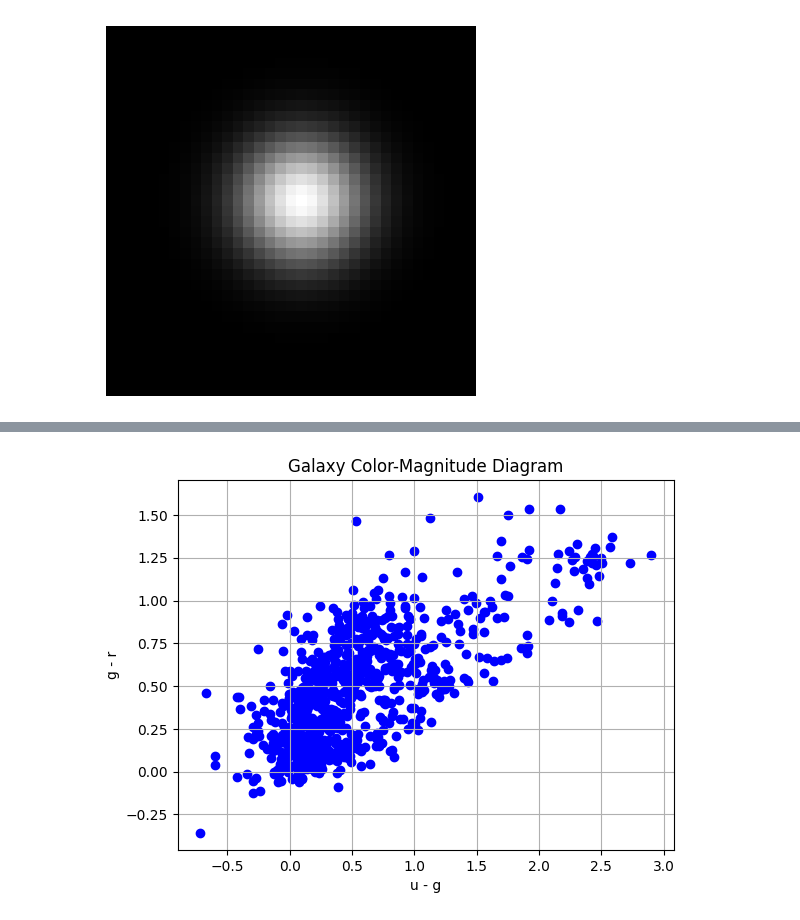
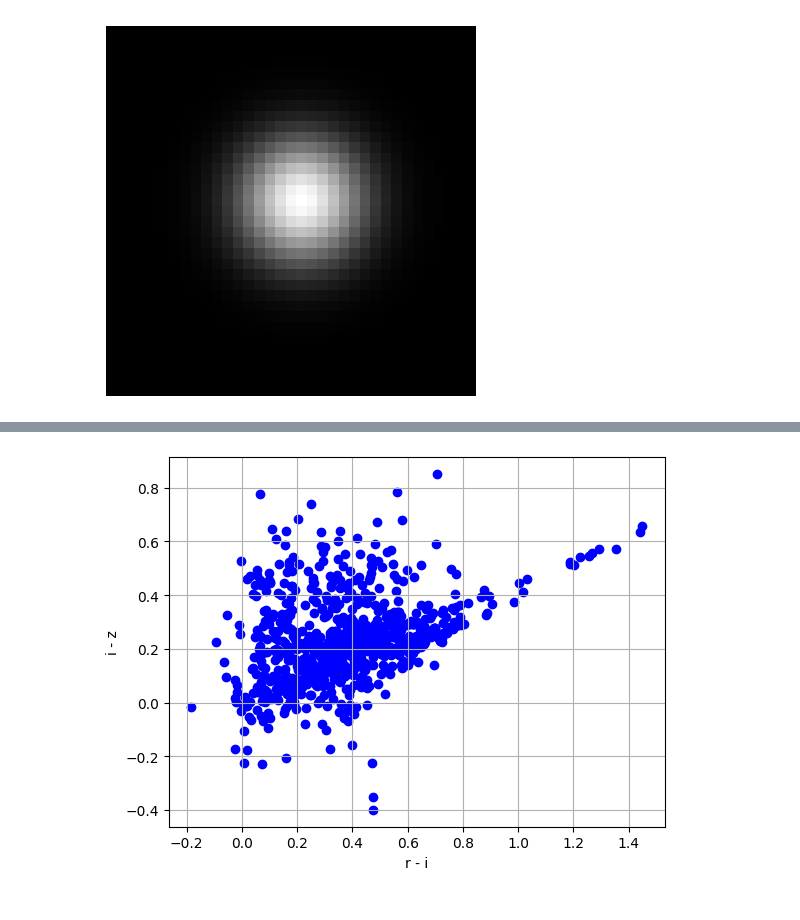
Before and after one commit to nielsklerk/FRP, a Jupyter notebook: notebooks/03_inspection.ipynb, the cells around one changed output, grey strips where cells are left out. Cells and saved outputs as stored; diff of their text form; code cells hidden in the pictures.

```diff
--- a/notebooks/03_inspection.ipynb
+++ b/notebooks/03_inspection.ipynb
@@ -243,11 +225,11 @@ print(np.mean(results), np.std(results))
 # %%
-for fil in ['u', 'g', 'r']:
+for fil in ['u', 'g', 'r', 'i', 'y', 'z']:
     catalog = Table.read(f'../data/EuclidRubinData/53.0_-28.0/{fil}.cat', format='ascii')
 
     hdul = fits.open(f'../data/EuclidRubinData/53.0_-28.0/{fil}_53.00_-28.00.fits')
     image_data = hdul[1].data
     hdul.close()
-    weight = gaussian_weight(image_data.shape[0], image_data.shape[1], image_data.shape[0]/2, image_data.shape[1]/2, 4, 4)
+    weight = gaussian_weight(image_data.shape[0], image_data.shape[1], image_data.shape[0]/2, image_data.shape[1]/2, 5, 5)
     hdul = fits.open(f'../data/EuclidRubinData/53.0_-28.0/{fil}_53.00_-28.00.psf.fits')
     psf = hdul[0].data
     hdul.close()
@@ -255,10 +237,10 @@ for fil in ['u', 'g', 'r']:
     data = {'x': np.array(catalog['X_IMAGE']), 'y': np.array(catalog['Y_IMAGE'])}
 
     rescaled_weight = wiener_deconvolution(weight, psf, 0)
-    cy, cx = np.array(rescaled_weight.shape) / 2
-    shifts = [[yc - cy, xc - cx] for (xc, yc) in catalog['X_IMAGE', 'Y_IMAGE']]
+    F_map = fftconvolve(image_data, rescaled_weight[::-1, ::-1], mode='same')
+    points = [[xc, yc] for (xc, yc) in catalog['X_IMAGE', 'Y_IMAGE']]
     with Pool() as pool:
-        result = list(tqdm(pool.imap(shift_and_sum, shifts), total=len(shifts)))
+        result = list(tqdm(pool.imap(shift_and_sum, points), total=len(points)))
     data['flux'] = result
     if fil == 'u':
         u_df = pd.DataFrame(data)
@@ -266,3 +248,9 @@ for fil in ['u', 'g', 'r']:
         g_df = pd.DataFrame(data)
     elif fil == 'r':
         r_df = pd.DataFrame(data)
+    elif fil == 'i':
+        i_df = pd.DataFrame(data)
+    elif fil == 'y':
+        y_df = pd.DataFrame(data)
+    elif fil == 'z':
+        z_df = pd.DataFrame(data)
@@ -357,7 +314,10 @@ def align_fluxes_by_reference(dfs, max_dist=2.0):
 dfs = {
     'u': u_df,
     'g': g_df,
-    'r': r_df
+    'r': r_df,
+    'i': i_df,
+    'y': y_df,
+    'z': z_df
 }
 
 bands, flux_matrix = align_fluxes_by_reference(dfs, max_dist=2.0)
@@ -370,11 +352,19 @@ Flux matrix shape: (1227, 3)
 # %%
-for (u_flux, g_flux, r_flux) in flux_matrix:
-    plt.scatter(-2.5 * np.log10(u_flux/g_flux), -2.5 * np.log10(g_flux/r_flux), c='b')
-plt.title('Galaxy Color-Magnitude Diagram')
-plt.grid(True)
-plt.xlabel('u - g')
-plt.ylabel('g - r')
-plt.savefig('../results/figures/first_color_magnitude.pdf')
-plt.show()
+with plt.rc_context({
+    'xtick.bottom': True,
+    'xtick.labelbottom': True,
+    'ytick.left': True,
+    'ytick.labelleft': True,
+    'axes.edgecolor': 'black',
+    'axes.grid': True
+}):
+    for (u_flux, g_flux, r_flux, i_flux, y_flux, z_flux) in flux_matrix:
+        plt.scatter(-2.5 * np.log10(r_flux/i_flux), -2.5 * np.log10(i_flux/z_flux), c='b')
+    # plt.title('Galaxy Color-Magnitude Diagram')
+    plt.grid(True)
+    plt.xlabel('r - i')
+    plt.ylabel('i - z')
+    plt.savefig('../results/figures/CMDriz.pdf')
+    plt.show()
 # %% [output]
-[figure, old version]
+[figure, new version]
```
Also changed, not shown: parts of 17 cells of this notebook, 10 other files.
